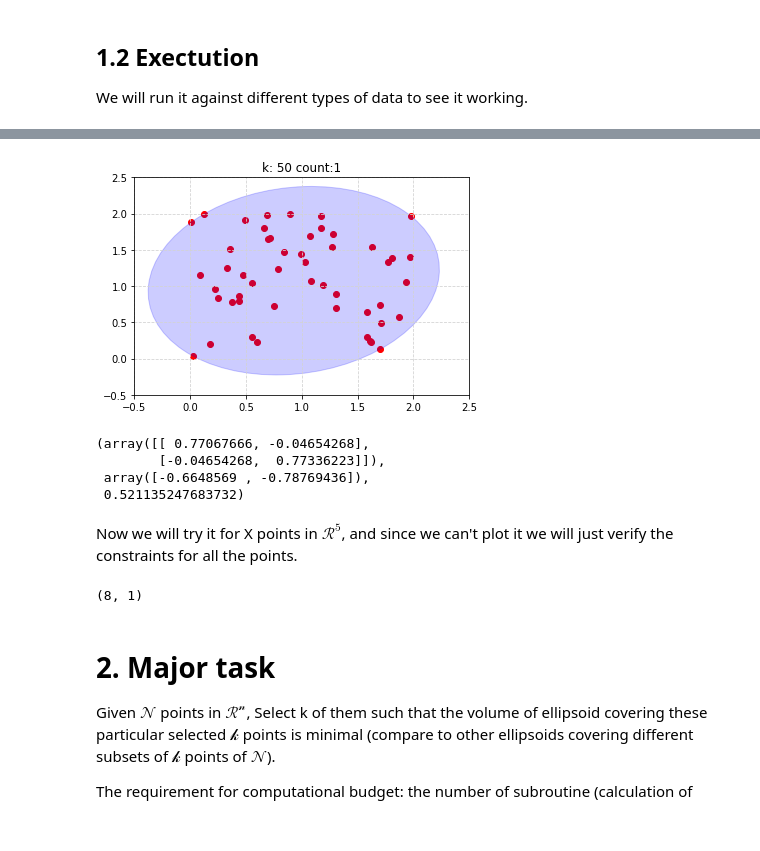
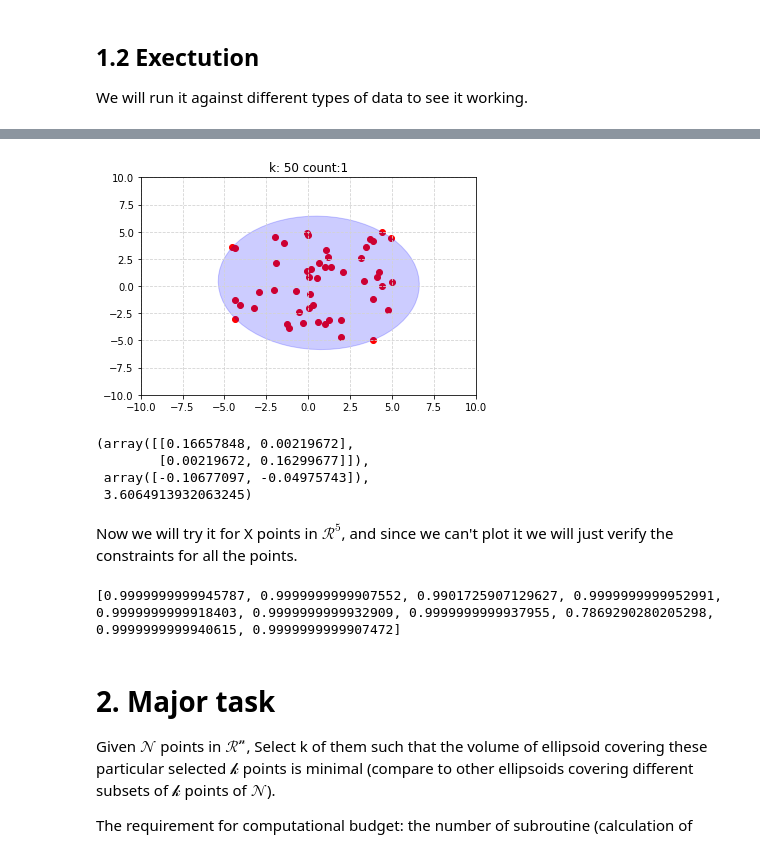
Before and after one commit to ImadEddineBek/MINIMAL_VOLUME_ELLIPSOID, a Jupyter notebook: MVE.ipynb, the cells around one changed output, grey strips where cells are left out. Saved outputs shown, nothing was run; the diff lists cells and outputs as text; code cells hidden in the pictures.

```diff
--- a/MVE.ipynb
+++ b/MVE.ipynb
@@ -134,28 +134,28 @@ print([np.linalg.norm(A.dot(x[i]) + b,2) for i in np.arange(0,n,1)])
 # %%
-distrution = 2
+distrution = 10
 n, m = 50,2
 count = 0
-x = np.random.rand(n,m)*distrution
+x = np.random.rand(n,m)*distrution-5
 fig, ax= plt.subplots()
 solve(x,fig, ax)
 # %% [output]
-[figure, old version]
+[figure, new version]
-(array([[ 0.77067666, -0.04654268],
-        [-0.04654268,  0.77336223]]),
- array([-0.6648569 , -0.78769436]),
- 0.521135247683732)
+(array([[0.16657848, 0.00219672],
+        [0.00219672, 0.16299677]]),
+ array([-0.10677097, -0.04975743]),
+ 3.6064913932063245)
 # %% [markdown]
 Now we will try it for X points in $\mathcal{R^5}$, and since we can't plot it we will just verify the constraints for all the points.
 # %%
-distrution = 20
+distrution = 10
 n, m = 10,5
-x = np.random.rand(n,m)*distrution
+x = np.random.rand(n,m)*distrution-10
 count = 0
 A, b, cost = solve(x,None, None,plot=False,show_plot=False)
 
-print(np.argwhere([np.linalg.norm(A.dot(x[i]) + b,2) >= 0.999999 for i in np.arange(0,n,1)]).shape)
+print([np.linalg.norm(A.dot(x[i]) + b,2) for i in np.arange(0,n,1)])
 # %% [output]
-(8, 1)
+[0.9999999999945787, 0.9999999999907552, 0.9901725907129627, 0.9999999999952991, 0.9999999999918403, 0.9999999999932909, 0.9999999999937955, 0.7869290280205298, 0.9999999999940615, 0.9999999999907472]
 # %% [markdown]
 # 2. Major task
 Given $\mathcal{N}$ points in $\mathcal{R^n}$, Select k of them such that the volume of ellipsoid covering these particular
```
Also changed, not shown: parts of 13 cells of this notebook.
